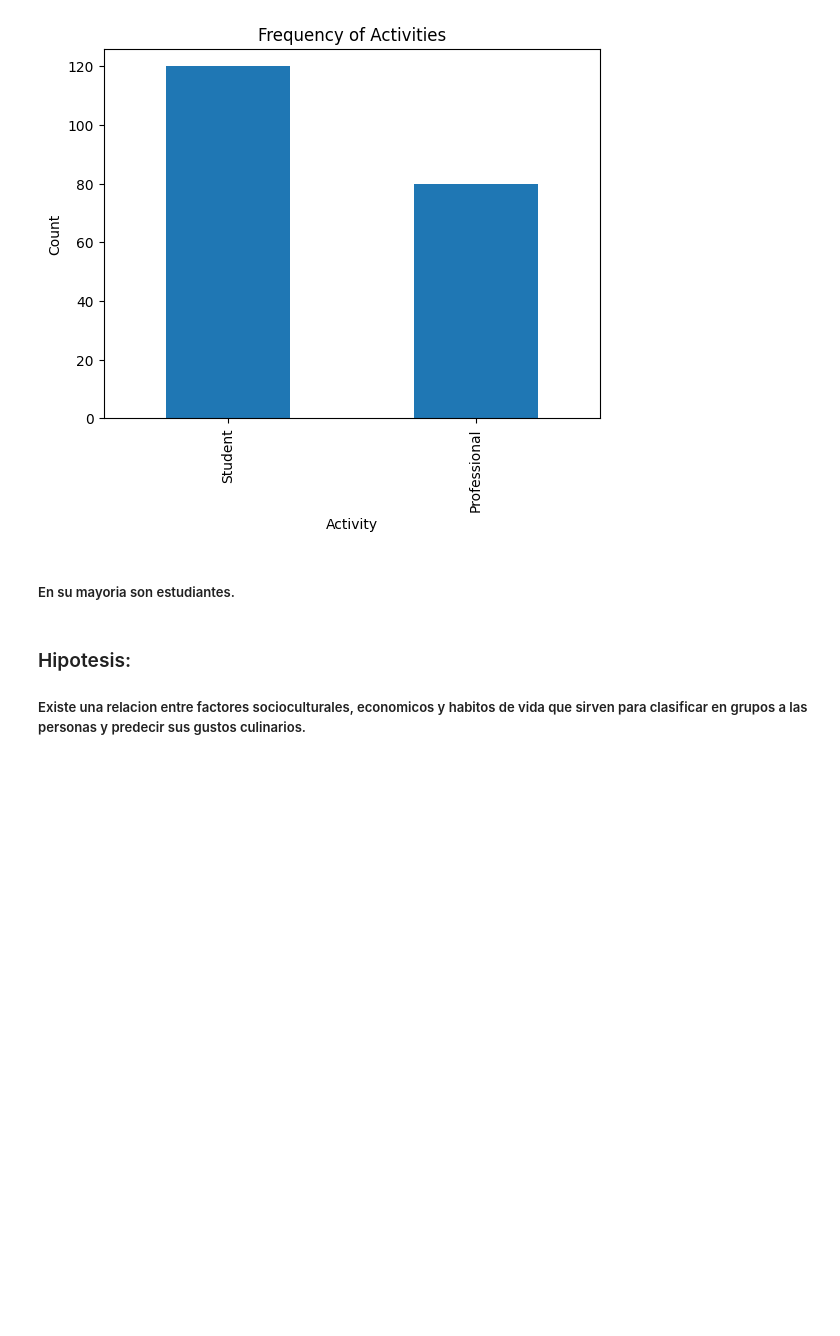
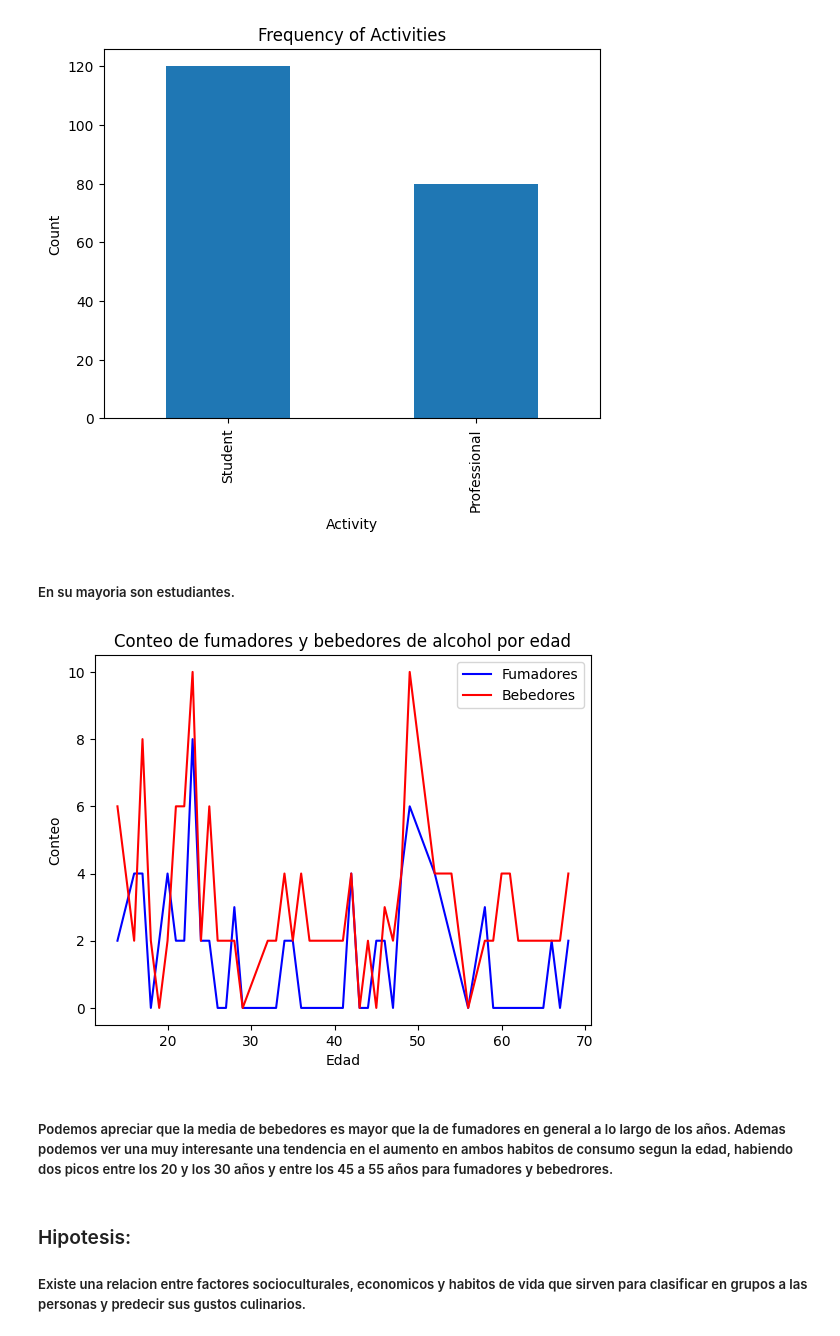
Before and after one commit to marcoormello/data-science, a Jupyter notebook: notebooks/ProyectoDS_ParteI_Ormello.ipynb.ipynb, the cells around one changed output. Saved outputs shown, nothing was run; the diff lists cells and outputs as text; code cells hidden in the pictures; blank space fills up the shorter version.

Commit message:
finalizacion tercer entrega

```diff
--- a/notebooks/ProyectoDS_ParteI_Ormello.ipynb.ipynb
+++ b/notebooks/ProyectoDS_ParteI_Ormello.ipynb.ipynb
@@ -86,6 +81,23 @@ plt.show()
 [figure]
 # %% [markdown]
 ##### En su mayoria son estudiantes.
+# %%
+smoker_counts = df.groupby('Age')['Smoker'].apply(lambda x: x[x == 'Often'].count())
+alcohol_counts = df.groupby('Age')['Alcohol '].apply(lambda x: x[x != 'Often'].count())
+
+
+fig, ax = plt.subplots()
+ax.plot(smoker_counts.index, smoker_counts.values, color='blue', label='Fumadores')
+ax.plot(alcohol_counts.index, alcohol_counts.values, color='red', label='Bebedores')
+ax.legend()
+ax.set_xlabel('Edad')
+ax.set_ylabel('Conteo')
+ax.set_title('Conteo de fumadores y bebedores de alcohol por edad')
+plt.show()
+# %% [output]
+[figure, added]
+# %% [markdown]
+##### Podemos apreciar que la media de bebedores es mayor que la de fumadores en general a lo largo de los años. Ademas podemos ver una muy interesante una tendencia en el aumento en ambos habitos de consumo segun la edad, habiendo dos picos entre los 20 y los 30 años y entre los 45 a 55 años para fumadores y bebedrores.
 # %% [markdown]
 ### Hipotesis:
 ##### Existe una relacion entre factores socioculturales, economicos y habitos de vida que sirven para clasificar en grupos a las personas y predecir sus gustos culinarios.
```
Also changed, not shown: parts of 12 cells of this notebook.
